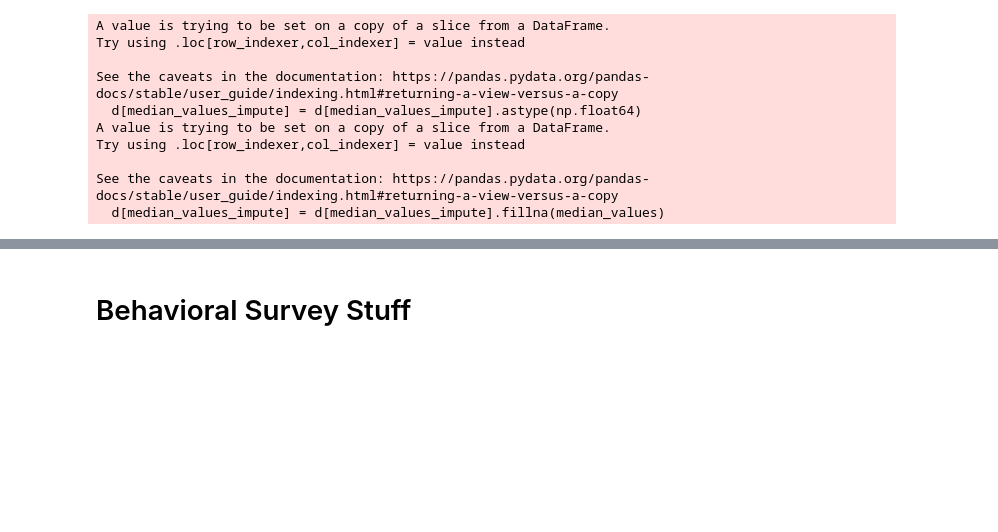
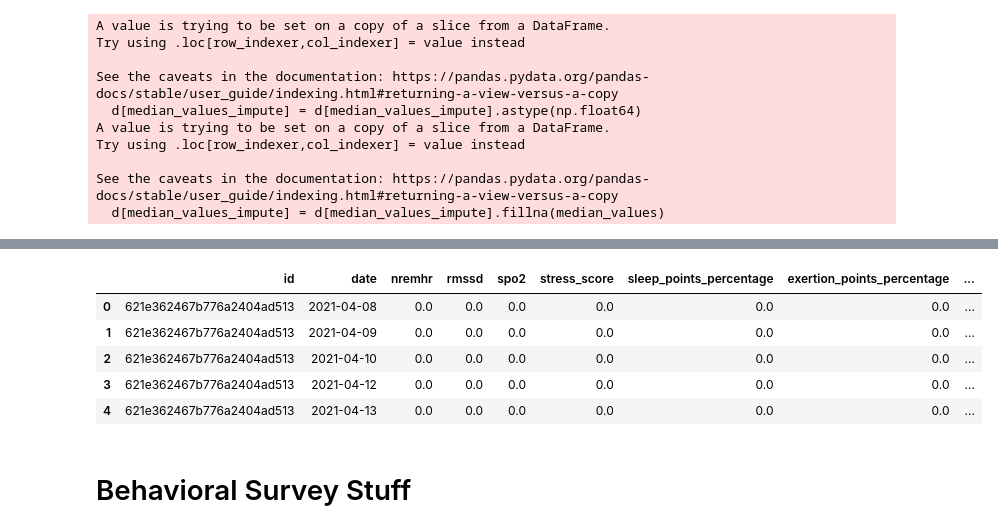
Before and after one commit to j-miskill/evo-life, a Jupyter notebook: src/sandbox.ipynb, the cells around one changed output, grey strips where cells are left out. Drawn from its saved outputs; the diff is of its cells as text; code cells hidden in the pictures; blank space fills up the shorter version.

```diff
--- a/src/sandbox.ipynb
+++ b/src/sandbox.ipynb
@@ -148,3 +154,13 @@ pd.read_csv("~/class/f24/cbm/evo-life/prepped/daily.csv")
+# %%
+curr_df = gc.df
+curr_df[curr_df['TENSE/ANXIOUS'] != 0.0]
+# %% [output]
+|  | id | date | nremhr | rmssd | spo2 | stress_score | sleep_points_percentage | exertion_points_percentage | ... |
+| 0 | 621e362467b776a2404ad513 | 2021-04-08 | 0.0 | 0.0 | 0.0 | 0.0 | 0.0 | 0.0 | ... |
+| 1 | 621e362467b776a2404ad513 | 2021-04-09 | 0.0 | 0.0 | 0.0 | 0.0 | 0.0 | 0.0 | ... |
+| 2 | 621e362467b776a2404ad513 | 2021-04-10 | 0.0 | 0.0 | 0.0 | 0.0 | 0.0 | 0.0 | ... |
+| 3 | 621e362467b776a2404ad513 | 2021-04-12 | 0.0 | 0.0 | 0.0 | 0.0 | 0.0 | 0.0 | ... |
+| 4 | 621e362467b776a2404ad513 | 2021-04-13 | 0.0 | 0.0 | 0.0 | 0.0 | 0.0 | 0.0 | ... |
 # %% [markdown]
 # Behavioral Survey Stuff
 # %%
```
Also changed, not shown: parts of 6 cells of this notebook, 1 other file.
